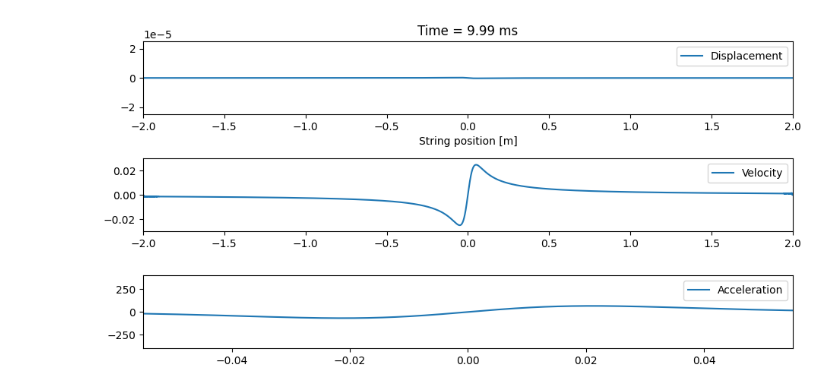
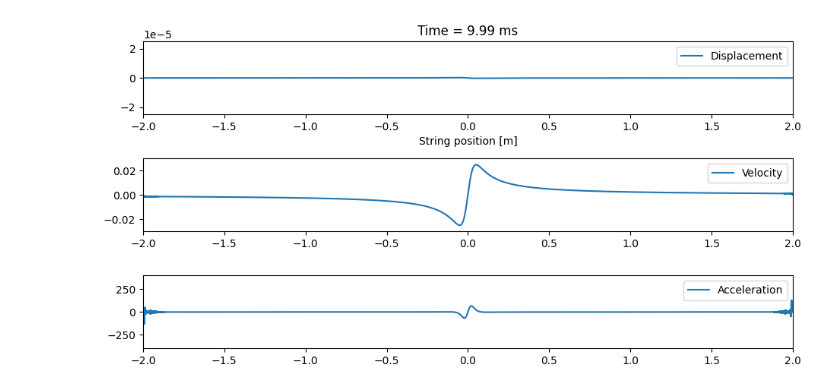
Before and after one commit to tbelvin2000/Phys499code, a Jupyter notebook: SimpleEx_long.ipynb, the cells around one changed output. Saved outputs shown, nothing was run; the diff lists cells and outputs as text; code cells hidden in the pictures.

```diff
--- a/SimpleEx_long.ipynb
+++ b/SimpleEx_long.ipynb
@@ -34,10 +34,12 @@ def couple_fun(t, u):
     u[0] = 0 # fixed ends
     u[arr_dim - 1] = 0 #fixed ends
     du = np.zeros(2 * arr_dim)
-    du[:arr_dim] = u[arr_dim:] # velocity is second half of coupled array (u)
+    # velocity is second half of coupled array (u)
+    du[:arr_dim] = u[arr_dim:]
     du[0] = 0 # fixed ends
-    du[0] = 0 # fixed ends
-    du[arr_dim:] = v_wave**2 * laplacian.dot(u[:arr_dim]) # acceleration is wave eq on first half of coupled array (u)
+    du[arr_dim - 1] = 0 # fixed ends
+    # acceleration is wave eq on first half of coupled array (u)
+    du[arr_dim:] = v_wave**2 * laplacian.dot(u[:arr_dim])
     du[arr_dim] = 0 # fixed ends
     du[-1] = 0 # fixed end
     return du
@@ -78,32 +80,32 @@ def accell_mix(t):
         less_dt = sol.y[arr_dim:, t]
         d = 1
     else:
         less_dt = sol.y[arr_dim:, t - 1]
     if t == len(sol.t) - 1:
         more_dt = sol.y[arr_dim:, t]
         d = 1
     else:
         more_dt = sol.y[arr_dim:, t + 1]
     return (more_dt - less_dt) / (d * dt)
 
 def init():
     line1.set_data([],[])
     line2.set_data([],[])
-    # line3.set_data([],[])
+    line3.set_data([],[])
     return line1, line2,
 
 def animate(i):
     line1.set_data(z_string, sol.y[:arr_dim, i])
     line2.set_data(z_string, sol.y[arr_dim:, i])
     line3.set_data(z_string, accell_mix(i))
     title.set_text('Time = {:.2f} ms'.format(1000*sol.t[i]))
     return line1, line2,
 
 anim = animation.FuncAnimation(fig1, animate, init_func=init, frames=len(sol.t), interval=5, blit=True)
 fig1.tight_layout()
 fig1.set_figwidth(10)
 writervideo = animation.FFMpegWriter(fps=60)
 anim.save('SimpleLong.mp4', writervideo)
 # HTML(anim.to_jshtml())
 # %% [output]
-[figure, old version]
+[figure, new version]
```
Also changed, not shown: 2 other files.
